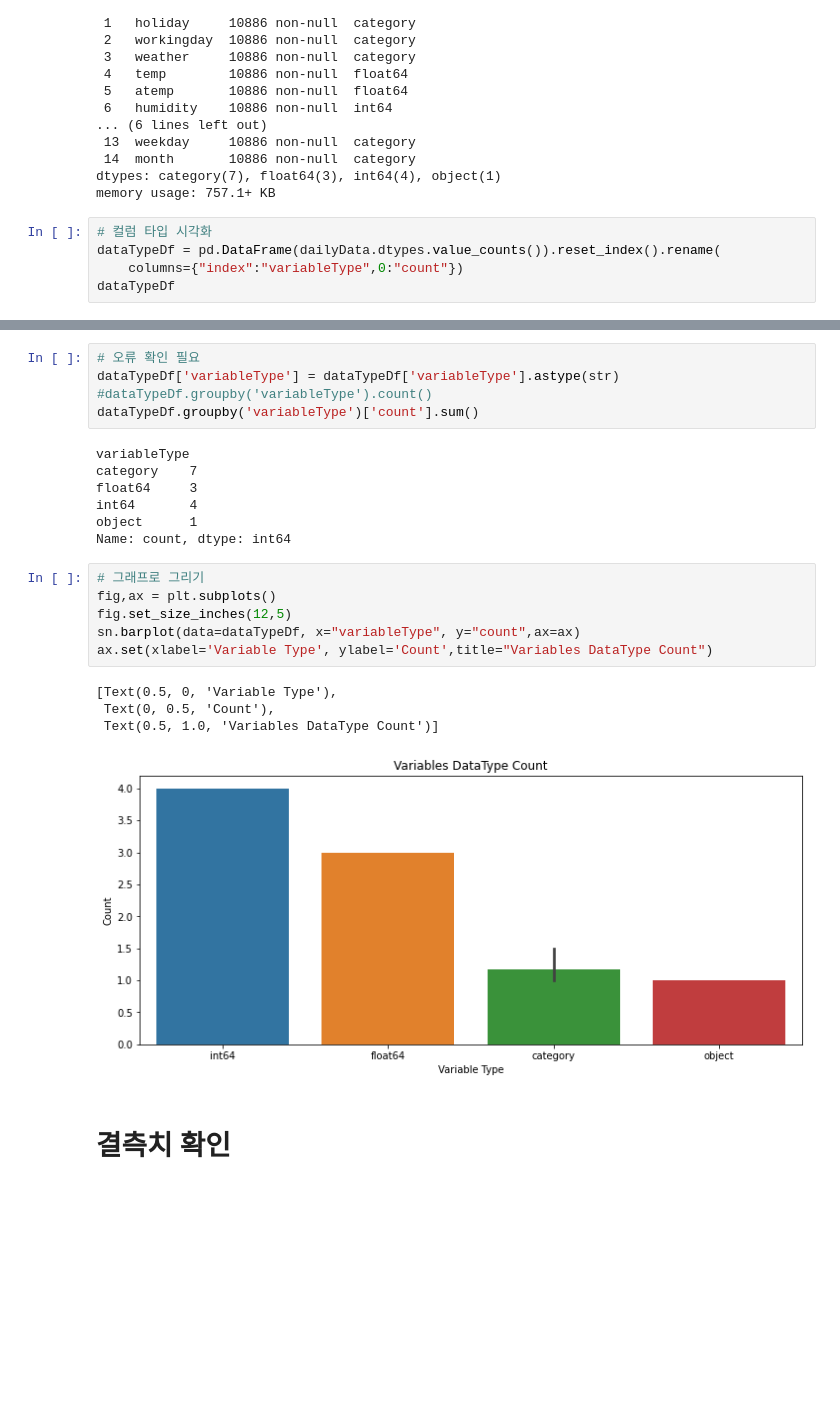
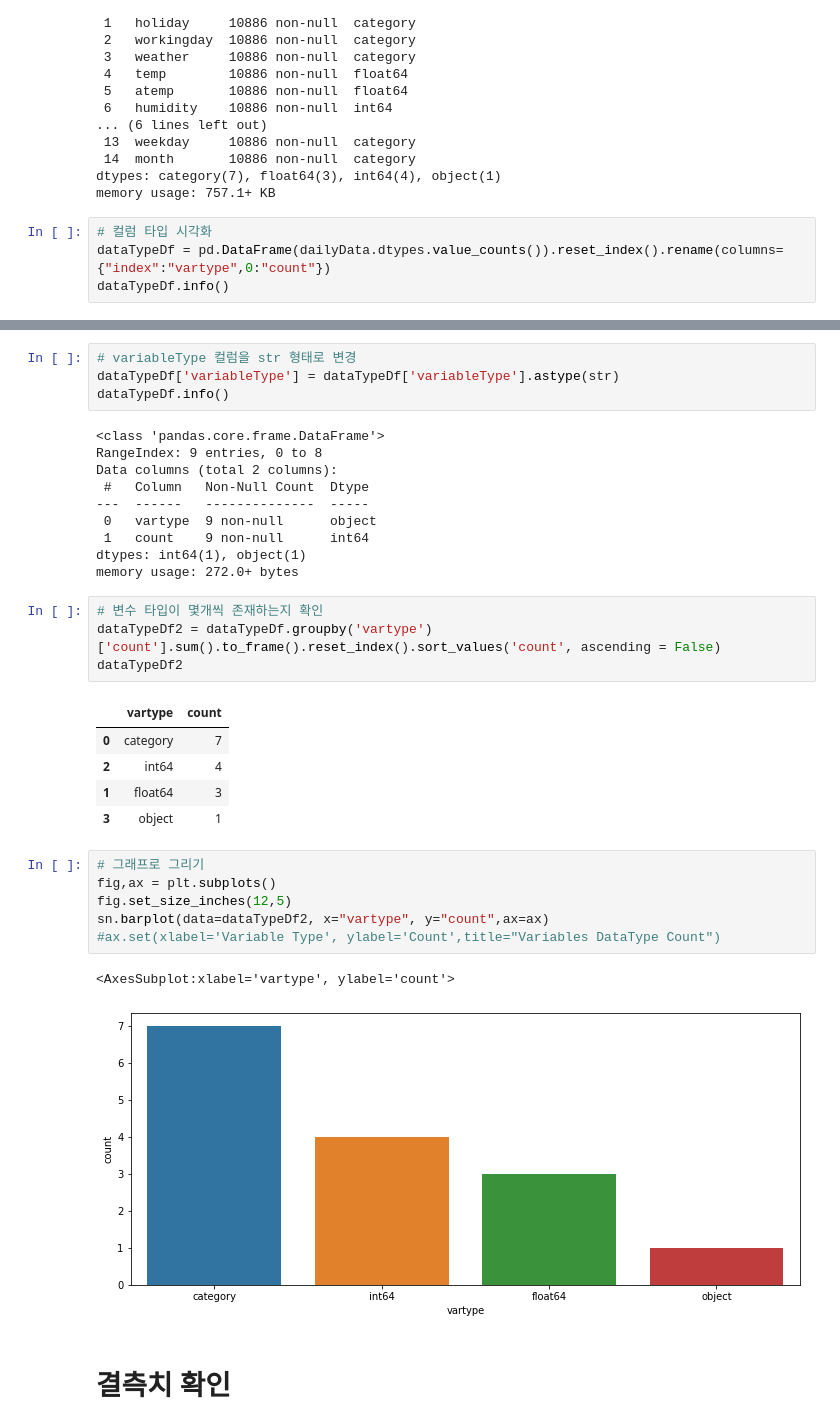
Before and after one commit to chsop/kaggle, a Jupyter notebook: BikeSharing/bike_sharing_demand_practice.ipynb, the cells around one changed output, grey strips where cells are left out. Saved outputs shown, nothing was run; the diff lists cells and outputs as text; blank space fills up the shorter version.

```diff
--- a/BikeSharing/bike_sharing_demand_practice.ipynb
+++ b/BikeSharing/bike_sharing_demand_practice.ipynb
@@ -174,7 +174,6 @@ dtypes: category(7), float64(3), int64(4), object(1)
 memory usage: 757.1+ KB
 # %%
 # 컬럼 타입 시각화
-dataTypeDf = pd.DataFrame(dailyData.dtypes.value_counts()).reset_index().rename(
-    columns={"index":"variableType",0:"count"})
-dataTypeDf
+dataTypeDf = pd.DataFrame(dailyData.dtypes.value_counts()).reset_index().rename(columns={"index":"vartype",0:"count"})
+dataTypeDf.info()
 # %% [output]
@@ -191,26 +189,36 @@ dataTypeDf
 # %%
-# 오류 확인 필요
+# variableType 컬럼을 str 형태로 변경
 dataTypeDf['variableType'] = dataTypeDf['variableType'].astype(str)
-#dataTypeDf.groupby('variableType').count()
-dataTypeDf.groupby('variableType')['count'].sum()
+dataTypeDf.info()
 # %% [output]
-variableType
-category    7
-float64     3
-int64       4
-object      1
-Name: count, dtype: int64
+<class 'pandas.core.frame.DataFrame'>
+RangeIndex: 9 entries, 0 to 8
+Data columns (total 2 columns):
+ #   Column   Non-Null Count  Dtype
+---  ------   --------------  -----
+ 0   vartype  9 non-null      object
+ 1   count    9 non-null      int64
+dtypes: int64(1), object(1)
+memory usage: 272.0+ bytes
+# %%
+# 변수 타입이 몇개씩 존재하는지 확인
+dataTypeDf2 = dataTypeDf.groupby('vartype')['count'].sum().to_frame().reset_index().sort_values('count', ascending = False)
+dataTypeDf2
+# %% [output]
+|  | vartype | count |
+| 0 | category | 7 |
+| 2 | int64 | 4 |
+| 1 | float64 | 3 |
+| 3 | object | 1 |
 # %%
 # 그래프로 그리기
 fig,ax = plt.subplots()
 fig.set_size_inches(12,5)
-sn.barplot(data=dataTypeDf, x="variableType", y="count",ax=ax)
-ax.set(xlabel='Variable Type', ylabel='Count',title="Variables DataType Count")
+sn.barplot(data=dataTypeDf2, x="vartype", y="count",ax=ax)
+#ax.set(xlabel='Variable Type', ylabel='Count',title="Variables DataType Count")
 # %% [output]
-[Text(0.5, 0, 'Variable Type'),
- Text(0, 0.5, 'Count'),
- Text(0.5, 1.0, 'Variables DataType Count')]
+<AxesSubplot:xlabel='vartype', ylabel='count'>
-[figure, old version]
+[figure, new version]
 # %% [markdown]
 # 결측치 확인
 # %%
```
Also changed, not shown: parts of 1 cell of this notebook.
